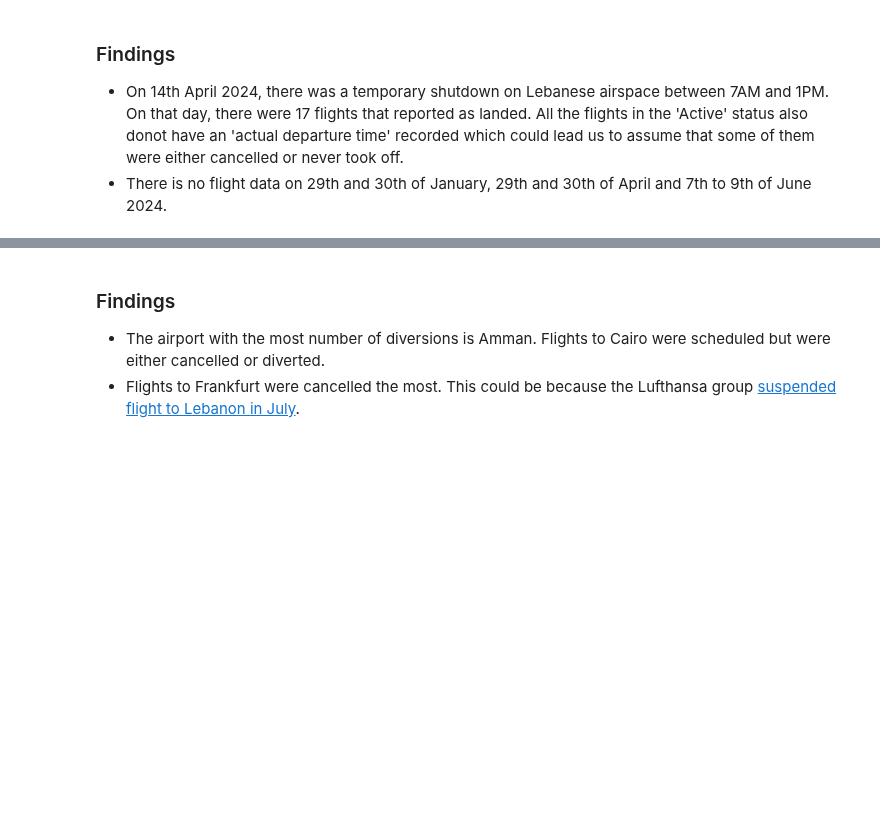
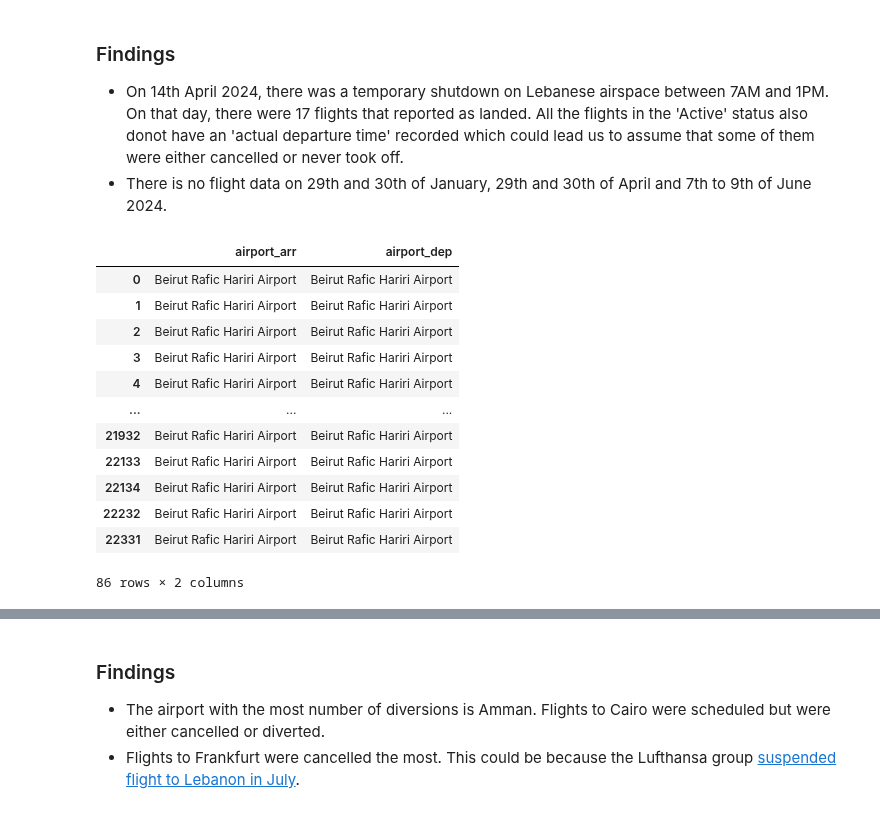
Before and after one commit to datapartnership/lebanon-economic-monitor, a Jupyter notebook: notebooks/aviation-trends/aviation_update.ipynb, the cells around one changed output, grey strips where cells are left out. Saved outputs shown, nothing was run; the diff lists cells and outputs as text; code cells hidden in the pictures; blank space fills up the shorter version.

```diff
--- a/notebooks/aviation-trends/aviation_update.ipynb
+++ b/notebooks/aviation-trends/aviation_update.ipynb
@@ -428,6 +445,22 @@ most_changed_departures = pd.DataFrame(departures_exploded[departures_exploded['
 most_cancelled_departures = pd.DataFrame(departures_exploded[departures_exploded['flight_status'].isin(['cancelled'])]['airportcity'].value_counts().head(10)).reset_index().sort_values(by='count', ascending=True)
 most_scheduled_departures = pd.DataFrame(departures_exploded[departures_exploded['flight_status'].isin(['scheduled'])]['airportcity'].value_counts().head(10)).reset_index().sort_values(by='count', ascending=True)
 most_diverted_departures = pd.DataFrame(departures_exploded[departures_exploded['flight_status'].isin(['diverted'])]['airportcity'].value_counts().head(10)).reset_index().sort_values(by='count', ascending=True)
+# %%
+departures_exploded[departures_exploded['airportcity']=='Beirut'][['airport_arr', 'airport_dep']]
+# %% [output]
+|  | airport_arr | airport_dep |
+| 0 | Beirut Rafic Hariri Airport | Beirut Rafic Hariri Airport |
+| 1 | Beirut Rafic Hariri Airport | Beirut Rafic Hariri Airport |
+| 2 | Beirut Rafic Hariri Airport | Beirut Rafic Hariri Airport |
+| 3 | Beirut Rafic Hariri Airport | Beirut Rafic Hariri Airport |
+| 4 | Beirut Rafic Hariri Airport | Beirut Rafic Hariri Airport |
+| ... | ... | ... |
+| 21932 | Beirut Rafic Hariri Airport | Beirut Rafic Hariri Airport |
+| 22133 | Beirut Rafic Hariri Airport | Beirut Rafic Hariri Airport |
+| 22134 | Beirut Rafic Hariri Airport | Beirut Rafic Hariri Airport |
+| 22232 | Beirut Rafic Hariri Airport | Beirut Rafic Hariri Airport |
+| 22331 | Beirut Rafic Hariri Airport | Beirut Rafic Hariri Airport |
+86 rows × 2 columns
 # %%
 fig, axs = plt.subplots(2,2,figsize=(10,12))
 ax = axs.flatten()
```
Also changed, not shown: parts of 20 cells of this notebook, 1 other file.
